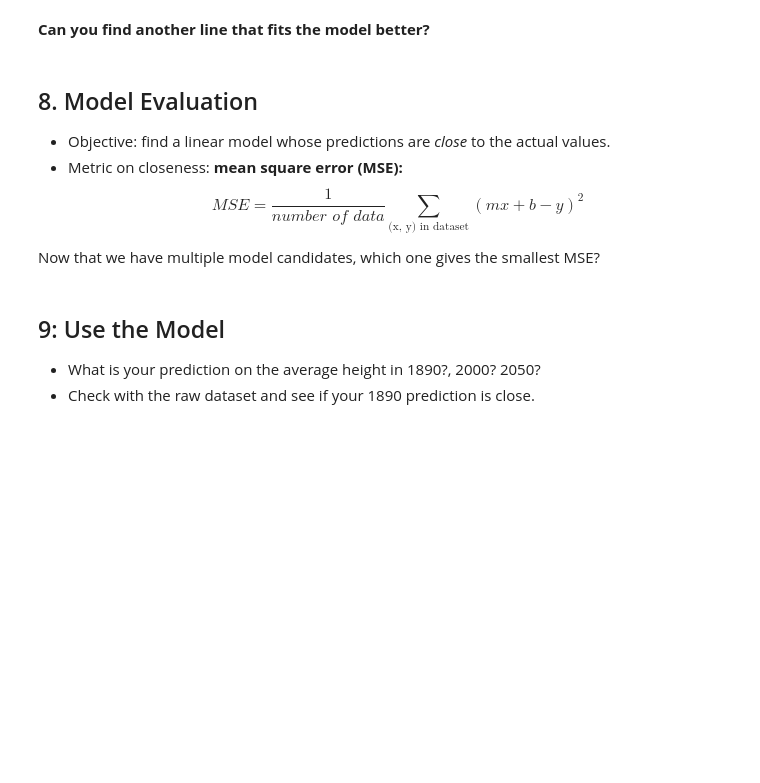
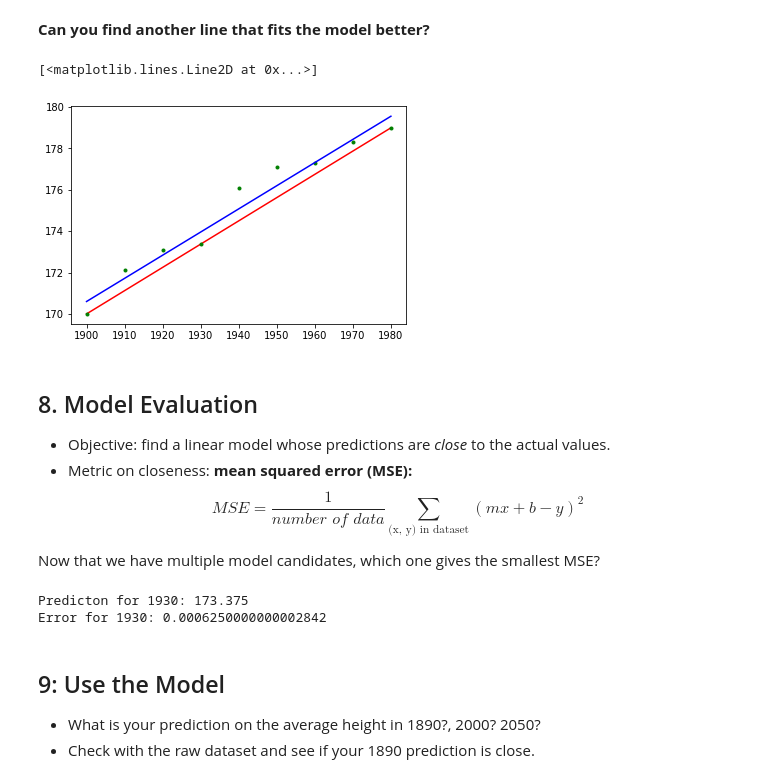
Before and after one commit to ch00226855/CMP414765Spring2021, a Jupyter notebook: Week02_FirstExample.ipynb, the cells around one changed output. Cells and saved outputs as stored; diff of their text form; code cells hidden in the pictures; blank space fills up the shorter version.

```diff
--- a/Week02_FirstExample.ipynb
+++ b/Week02_FirstExample.ipynb
@@ -284,9 +325,22 @@ Since we haven't studied any modeling method yet, let's use our intuition to fin
 # %% [markdown]
 **Can you find another line that fits the model better?**
+# %%
+m2 = 0.112
+b2 = -42.2
+
+plt.plot(years, heights, 'r-')
+plt.plot(data.index, data['Height(cm)'], 'g.')
+
+# plot the second line on this graph
+heights2 = m2 * years + b2
+plt.plot(years, heights2, 'b-')
+# %% [output]
+[<matplotlib.lines.Line2D at 0x...>]
+[figure, added]
 # %% [markdown]
 ## 8. Model Evaluation
 - Objective: find a linear model whose predictions are *close* to the actual values.
-- Metric on closeness: **mean square error (MSE):**
+- Metric on closeness: **mean squared error (MSE):**
 $$MSE = \frac{1}{\textit{number of data}}\sum_{\text{(x, y) in dataset}}(mx + b - y)^2$$
 
 Now that we have multiple model candidates, which one gives the smallest MSE?
@@ -295,3 +347,22 @@ Now that we have multiple model candidates, which one gives the smallest MSE?
+# %%
+# Example: Calculate the error for 1930
+m = 0.1125
+b = -43.75
+
+# For the data point about 1930:
+x = 1930
+y = 173.4
+
+# Prediction of the model for 1930:
+prediction = m * x + b
+print("Predicton for 1930:", prediction)
+
+# Squared Error for 1930:
+error = (prediction - y) ** 2
+print("Error for 1930:", error)
+# %% [output]
+Predicton for 1930: 173.375
+Error for 1930: 0.0006250000000002842
 # %%
 # Calculate errors for each year
 # %%
```
Also changed, not shown: parts of 13 cells of this notebook.
